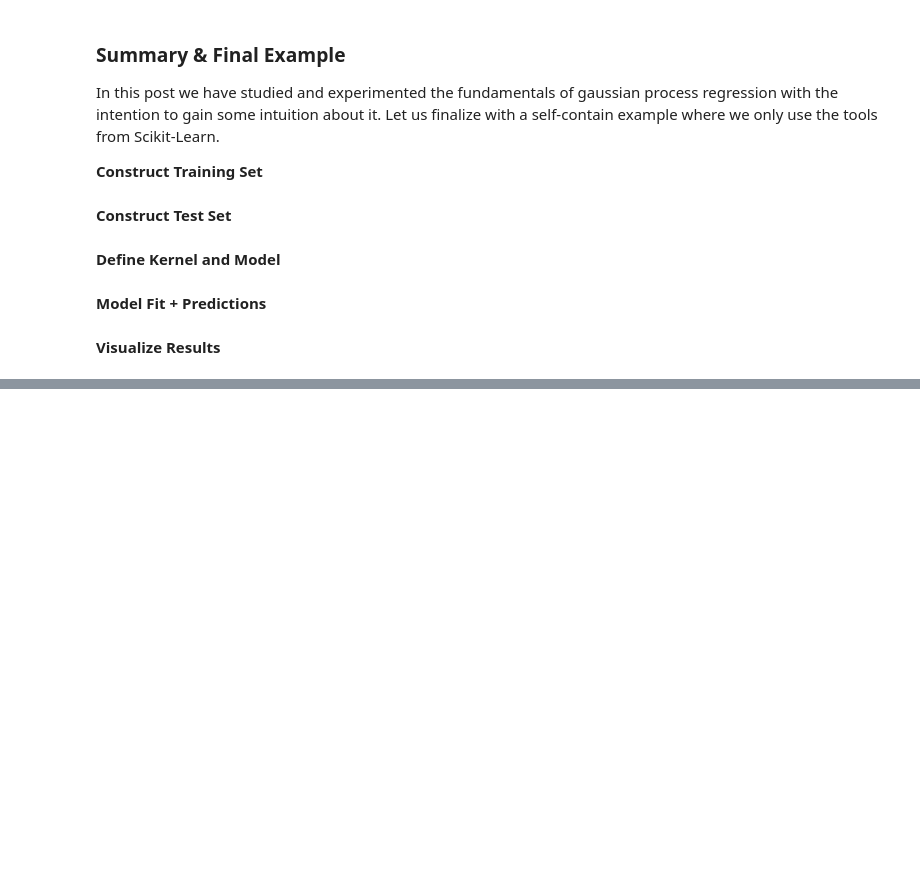
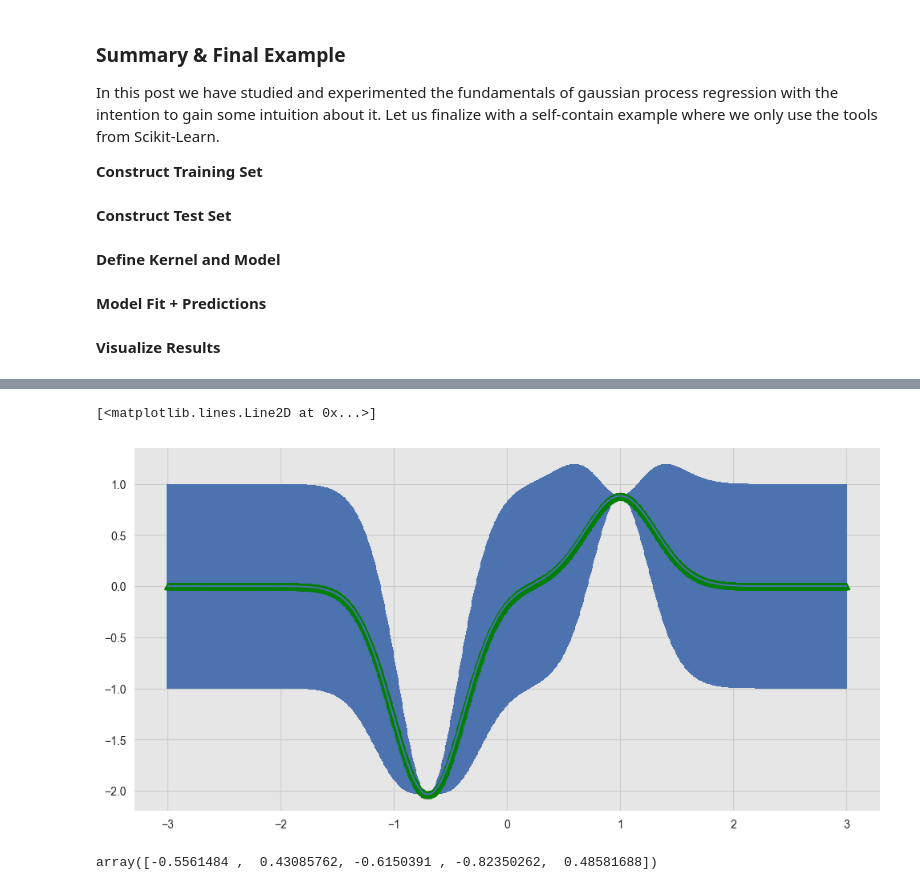
Before and after one commit to ashBabu/Machine-Learning, a Jupyter notebook: Gaussian Process Regression.ipynb, the cells around one changed output, grey strips where cells are left out. Drawn from its saved outputs; the diff is of its cells as text; code cells hidden in the pictures; blank space fills up the shorter version.

```diff
--- a/Gaussian Process Regression.ipynb
+++ b/Gaussian Process Regression.ipynb
@@ -568,0 +602,21 @@ ax.legend(loc='lower left');
+# %%
+x.append(-0.7)
+y.append(y2)
+
+σ_2 = exponential_cov(x, x, θ)
+predictions = [predict(i, x, exponential_cov, θ, σ_2, y) for i in x_pred]
+# %%
+y_pred, sigmas = np.transpose(predictions)
+plt.errorbar(x_pred, y_pred, yerr=sigmas, capsize=0)
+plt.plot(x, y, "ro")
+plt.plot(x_pred, y_pred, 'g^')
+# %% [output]
+[<matplotlib.lines.Line2D at 0x...>]
+[figure, added]
+# %%
+x_more = [-2.1, -1.5, 0.3, 1.8, 2.5]
+mu, s = conditional(x_more, x, y, θ)
+y_more = np.random.multivariate_normal(mu, s)
+y_more
+# %% [output]
+array([-0.5561484 ,  0.43085762, -0.6150391 , -0.82350262,  0.48581688])
```
Also changed, not shown: parts of 37 cells of this notebook, 3 other files.
